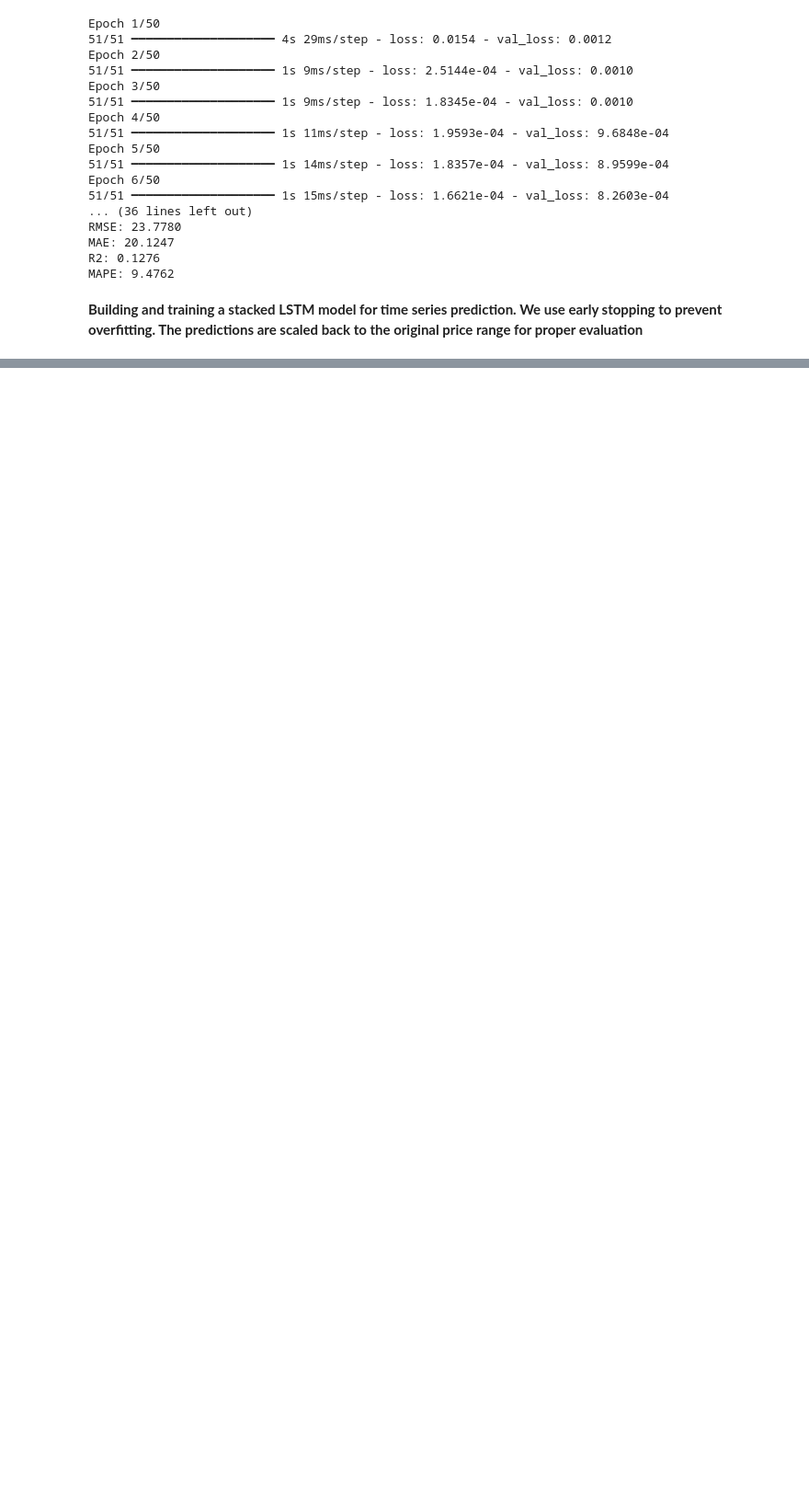
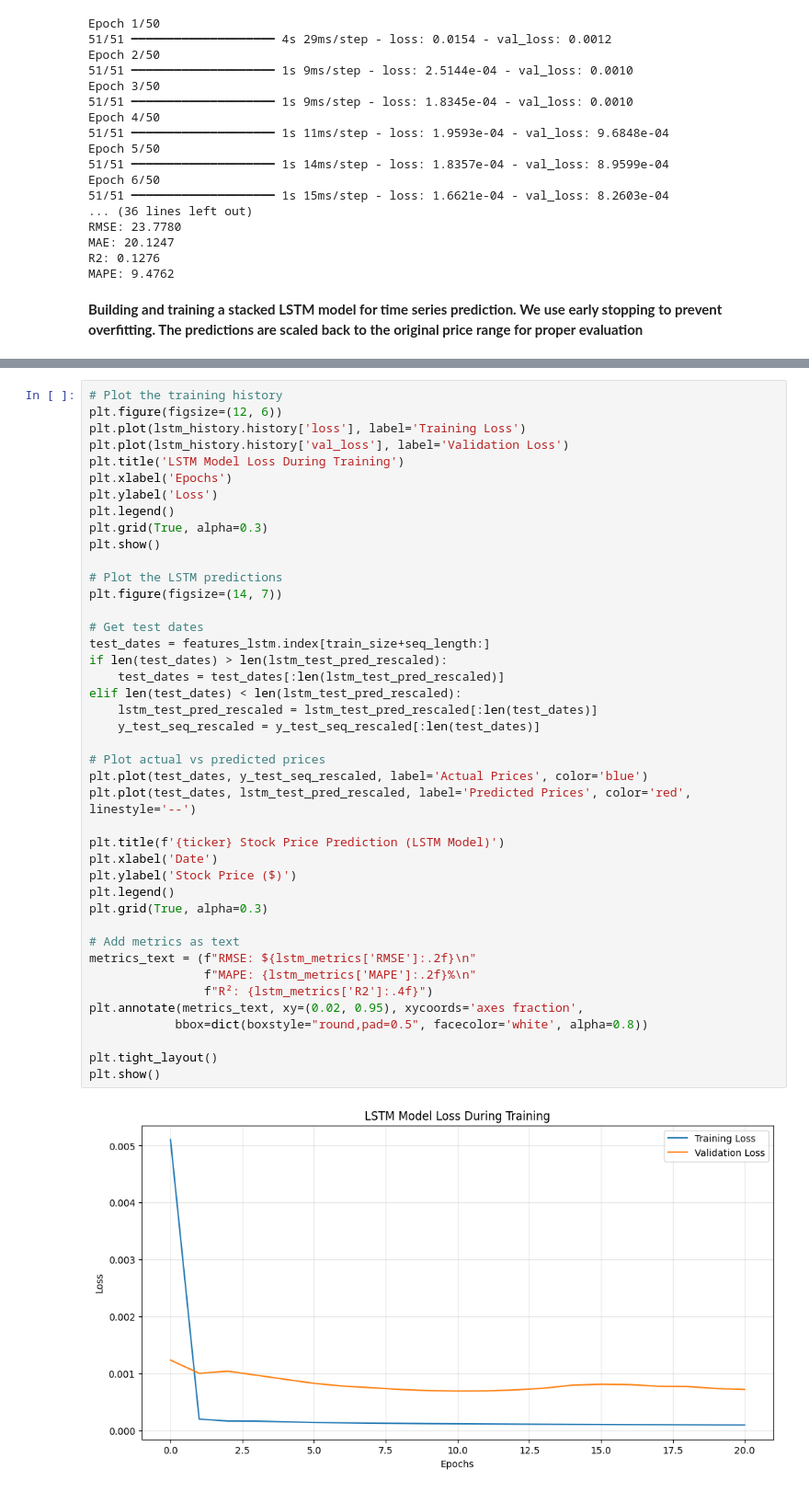
Before and after one commit to vishalgarg99/-IntegratingRegression-and-LSTM-Models-for-Accurate-Stock-Price-Prediction-Using-Yahoo-Finance-Data-, a Jupyter notebook: Hybrid.ipynb, the cells around one changed output, grey strips where cells are left out. Shown: that part at 92% size. Cells and saved outputs as stored; diff of their text form; blank space fills up the shorter version.

Commit message:
Visualize LSTM Model Results

```diff
--- a/Hybrid.ipynb
+++ b/Hybrid.ipynb
@@ -365,0 +368,44 @@ MAPE: 9.4762
+# %%
+# Plot the training history
+plt.figure(figsize=(12, 6))
+plt.plot(lstm_history.history['loss'], label='Training Loss')
+plt.plot(lstm_history.history['val_loss'], label='Validation Loss')
+plt.title('LSTM Model Loss During Training')
+plt.xlabel('Epochs')
+plt.ylabel('Loss')
+plt.legend()
+plt.grid(True, alpha=0.3)
+plt.show()
+
+# Plot the LSTM predictions
+plt.figure(figsize=(14, 7))
+
+# Get test dates
+test_dates = features_lstm.index[train_size+seq_length:]
+if len(test_dates) > len(lstm_test_pred_rescaled):
+    test_dates = test_dates[:len(lstm_test_pred_rescaled)]
+elif len(test_dates) < len(lstm_test_pred_rescaled):
+    lstm_test_pred_rescaled = lstm_test_pred_rescaled[:len(test_dates)]
+    y_test_seq_rescaled = y_test_seq_rescaled[:len(test_dates)]
+
+# Plot actual vs predicted prices
+plt.plot(test_dates, y_test_seq_rescaled, label='Actual Prices', color='blue')
+plt.plot(test_dates, lstm_test_pred_rescaled, label='Predicted Prices', color='red', linestyle='--')
+
+plt.title(f'{ticker} Stock Price Prediction (LSTM Model)')
+plt.xlabel('Date')
+plt.ylabel('Stock Price ($)')
+plt.legend()
+plt.grid(True, alpha=0.3)
+
+# Add metrics as text
+metrics_text = (f"RMSE: ${lstm_metrics['RMSE']:.2f}\n"
+                f"MAPE: {lstm_metrics['MAPE']:.2f}%\n"
+                f"R²: {lstm_metrics['R2']:.4f}")
+plt.annotate(metrics_text, xy=(0.02, 0.95), xycoords='axes fraction',
+            bbox=dict(boxstyle="round,pad=0.5", facecolor='white', alpha=0.8))
+
+plt.tight_layout()
+plt.show()
+# %% [output]
+[figure, added]
```
Also changed, not shown: parts of 3 cells of this notebook.
